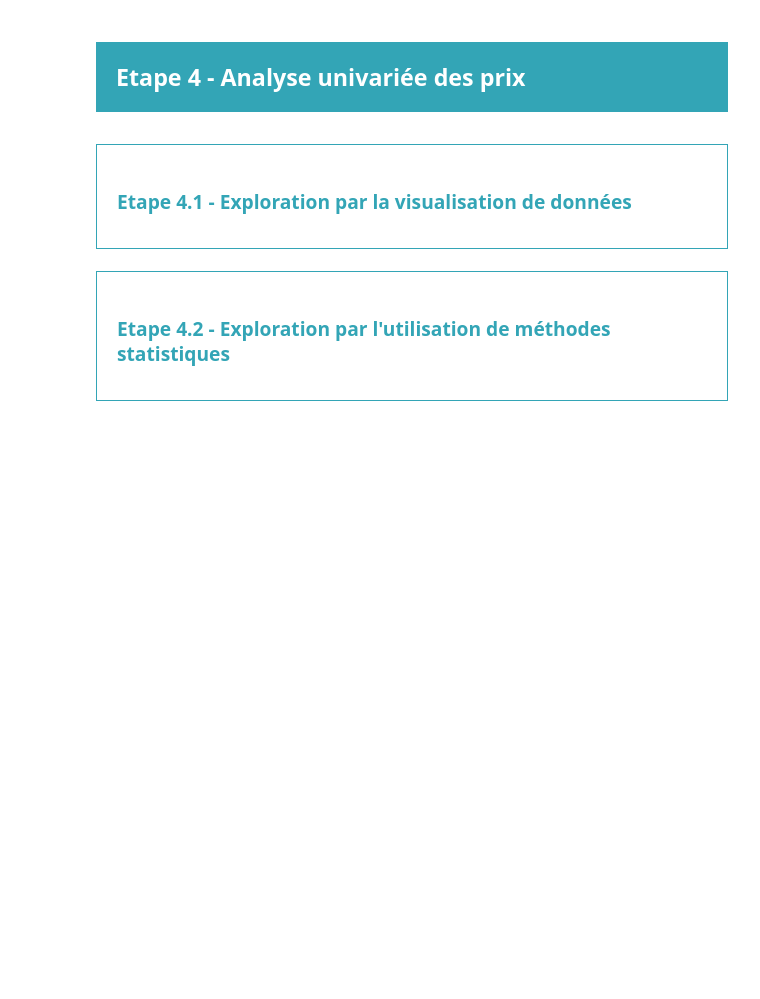
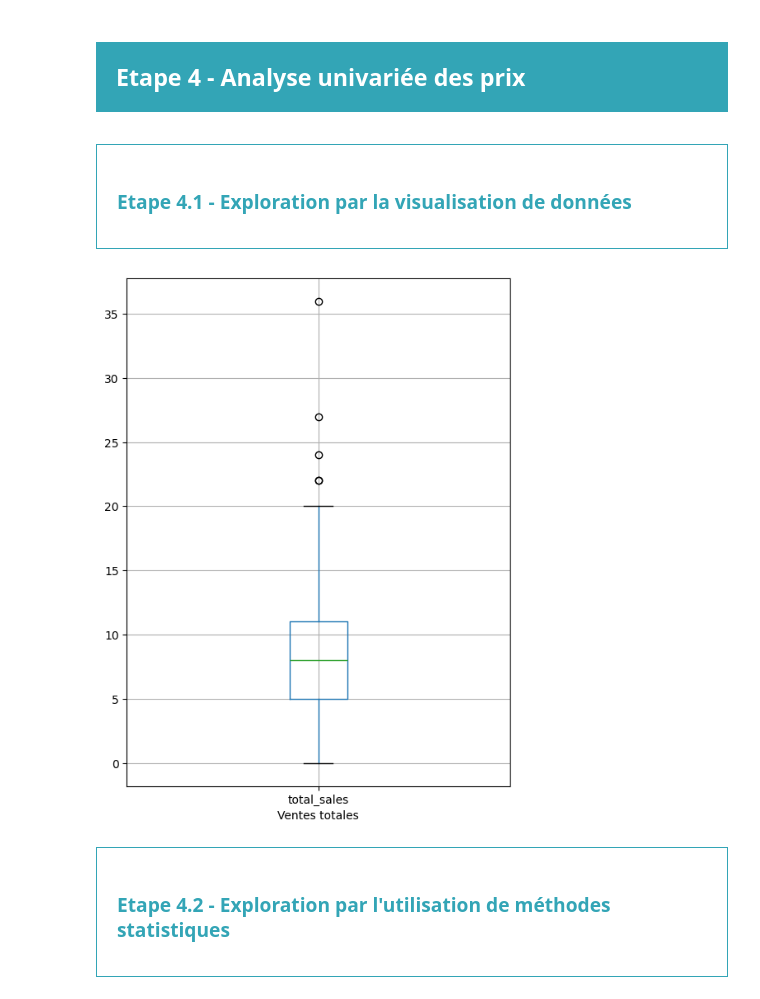
Before and after one commit to ifTrueReturnFalse/retraining-data-analysis-store, a Jupyter notebook: bottleneck_analysis.ipynb, the cells around one changed output. Saved outputs shown, nothing was run; the diff lists cells and outputs as text; code cells hidden in the pictures; blank space fills up the shorter version.

Commit message:
feat: box plot for sales + z_score for prices

```diff
--- a/bottleneck_analysis.ipynb
+++ b/bottleneck_analysis.ipynb
@@ -659,5 +663,11 @@ Oui il y a des lignes sans correspondance, mais c'était à prévoir car la colo
 </div>
 # %%
 #Création d'une boîte à moustache de la répartition des prix grâce à Pandas
+plt.figure(figsize=(6, 8))
+df_fusion.boxplot(column=['total_sales'])
+plt.xlabel('Ventes totales')
+plt.show()
+# %% [output]
+[figure, added]
 # %%
 #Autre méthode avec plotly express
```
Also changed, not shown: parts of 5 cells of this notebook.
